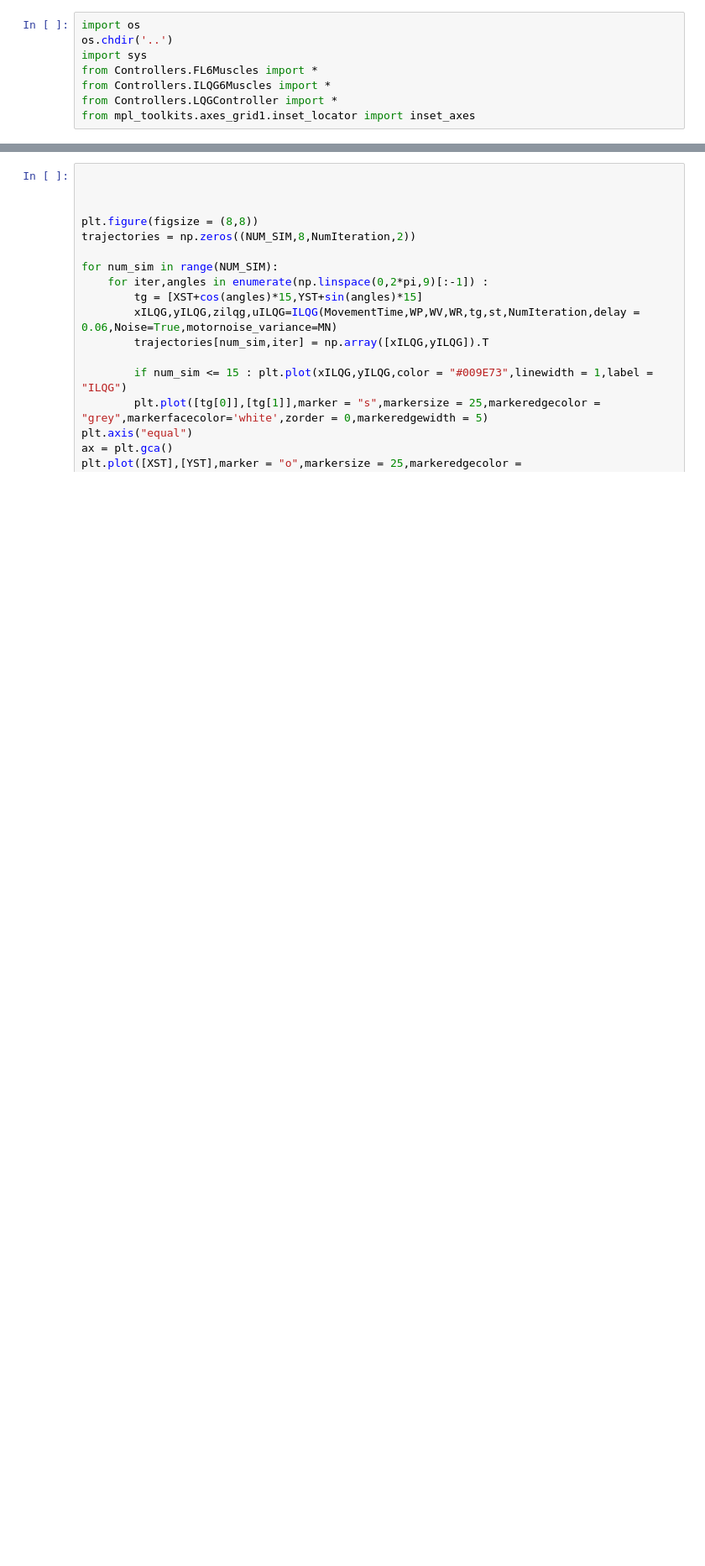
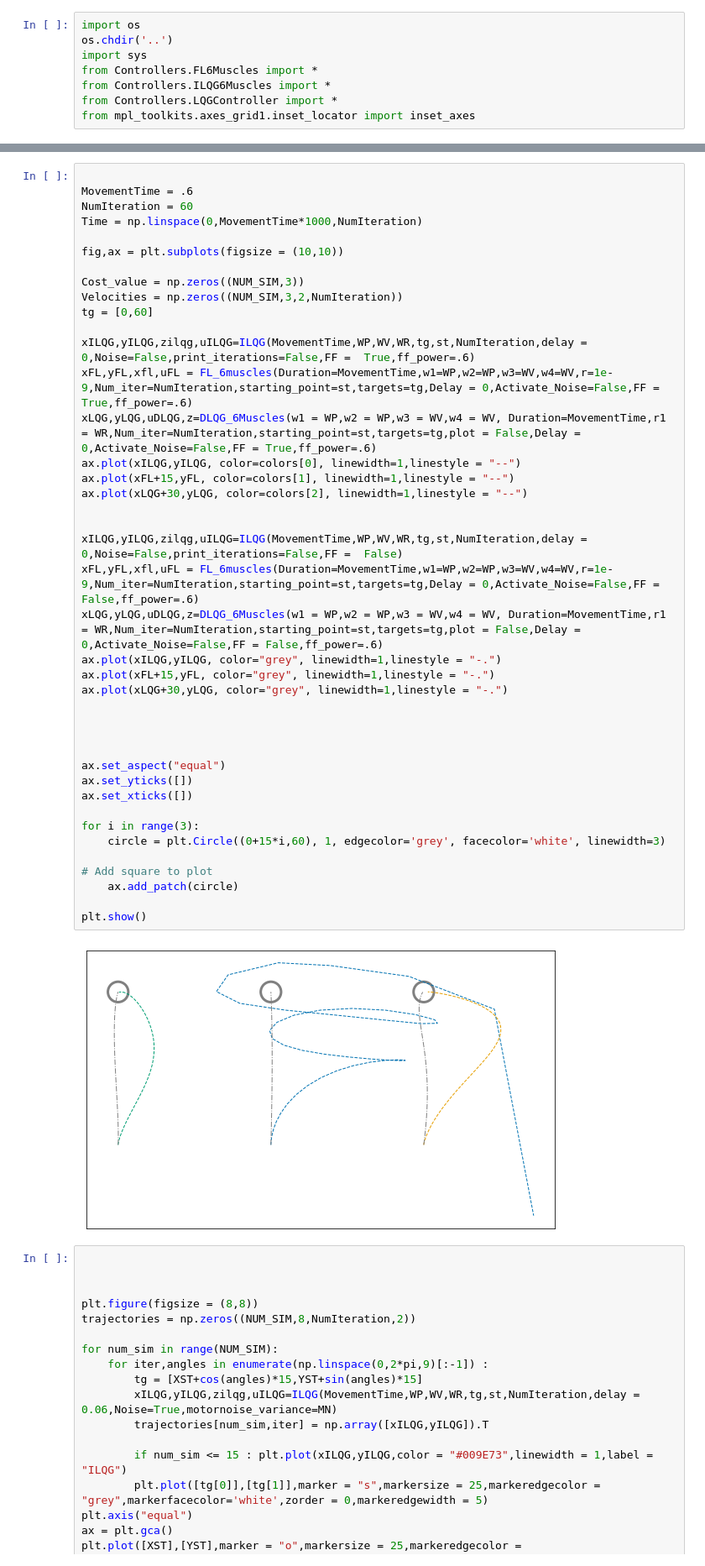
Before and after one commit to AlexandreThy/PhD, a Jupyter notebook: CurrentParts/PaperPlot.ipynb, the cells around one changed output, grey strips where cells are left out. Shown at 84% size. Drawn from its saved outputs; the diff is of its cells as text; blank space fills up the shorter version.

```diff
--- a/CurrentParts/PaperPlot.ipynb
+++ b/CurrentParts/PaperPlot.ipynb
@@ -21,3 +40,46 @@ WR = .1
+# %%
+
+MovementTime = .6
+NumIteration = 60
+Time = np.linspace(0,MovementTime*1000,NumIteration)
+
+fig,ax = plt.subplots(figsize = (10,10))
+
+Cost_value = np.zeros((NUM_SIM,3))
+Velocities = np.zeros((NUM_SIM,3,2,NumIteration))
+tg = [0,60]
+
+xILQG,yILQG,zilqg,uILQG=ILQG(MovementTime,WP,WV,WR,tg,st,NumIteration,delay = 0,Noise=False,print_iterations=False,FF =  True,ff_power=.6)
+xFL,yFL,xfl,uFL = FL_6muscles(Duration=MovementTime,w1=WP,w2=WP,w3=WV,w4=WV,r=1e-9,Num_iter=NumIteration,starting_point=st,targets=tg,Delay = 0,Activate_Noise=False,FF = True,ff_power=.6)
+xLQG,yLQG,uDLQG,z=DLQG_6Muscles(w1 = WP,w2 = WP,w3 = WV,w4 = WV, Duration=MovementTime,r1 = WR,Num_iter=NumIteration,starting_point=st,targets=tg,plot = False,Delay = 0,Activate_Noise=False,FF = True,ff_power=.6)
+ax.plot(xILQG,yILQG, color=colors[0], linewidth=1,linestyle = "--")
+ax.plot(xFL+15,yFL, color=colors[1], linewidth=1,linestyle = "--")
+ax.plot(xLQG+30,yLQG, color=colors[2], linewidth=1,linestyle = "--")
+
+
+xILQG,yILQG,zilqg,uILQG=ILQG(MovementTime,WP,WV,WR,tg,st,NumIteration,delay = 0,Noise=False,print_iterations=False,FF =  False)
+xFL,yFL,xfl,uFL = FL_6muscles(Duration=MovementTime,w1=WP,w2=WP,w3=WV,w4=WV,r=1e-9,Num_iter=NumIteration,starting_point=st,targets=tg,Delay = 0,Activate_Noise=False,FF = False,ff_power=.6)
+xLQG,yLQG,uDLQG,z=DLQG_6Muscles(w1 = WP,w2 = WP,w3 = WV,w4 = WV, Duration=MovementTime,r1 = WR,Num_iter=NumIteration,starting_point=st,targets=tg,plot = False,Delay = 0,Activate_Noise=False,FF = False,ff_power=.6)
+ax.plot(xILQG,yILQG, color="grey", linewidth=1,linestyle = "-.")
+ax.plot(xFL+15,yFL, color="grey", linewidth=1,linestyle = "-.")
+ax.plot(xLQG+30,yLQG, color="grey", linewidth=1,linestyle = "-.")
+
+
+
+
+ax.set_aspect("equal")
+ax.set_yticks([])
+ax.set_xticks([])
+
+for i in range(3):
+    circle = plt.Circle((0+15*i,60), 1, edgecolor='grey', facecolor='white', linewidth=3)
+
+# Add square to plot
+    ax.add_patch(circle)
+
+plt.show()
+# %% [output]
+[figure, new version]
 # %%
 
 
```
Also changed, not shown: parts of 4 cells of this notebook.
